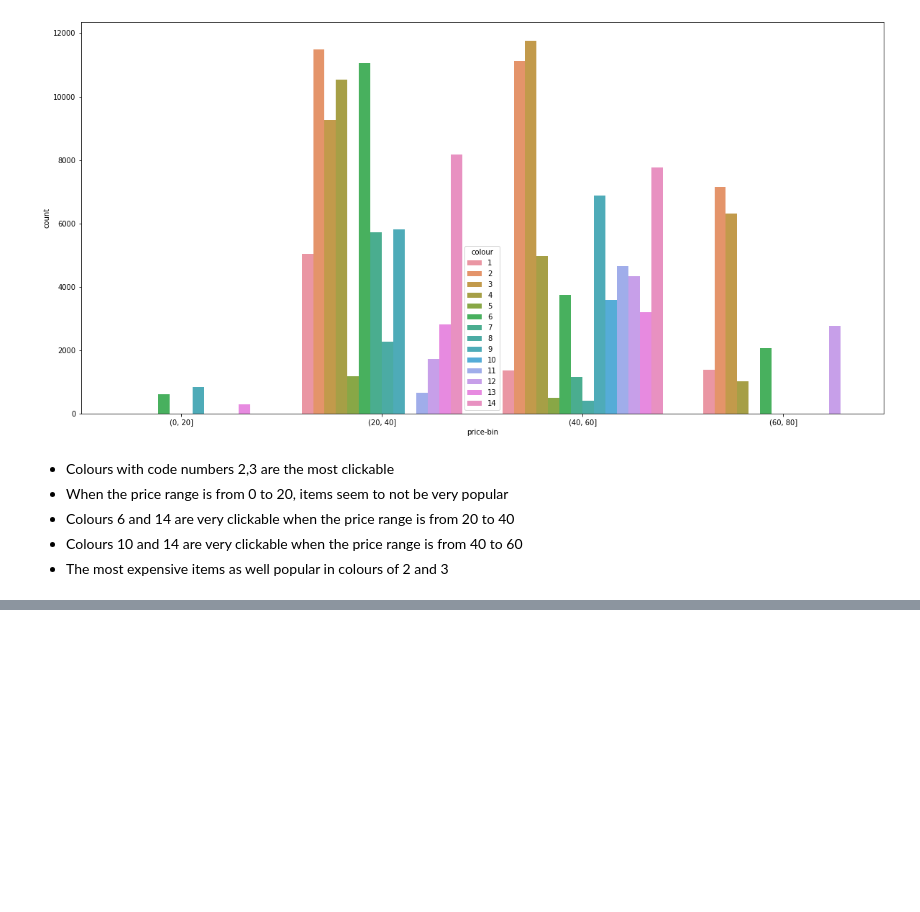
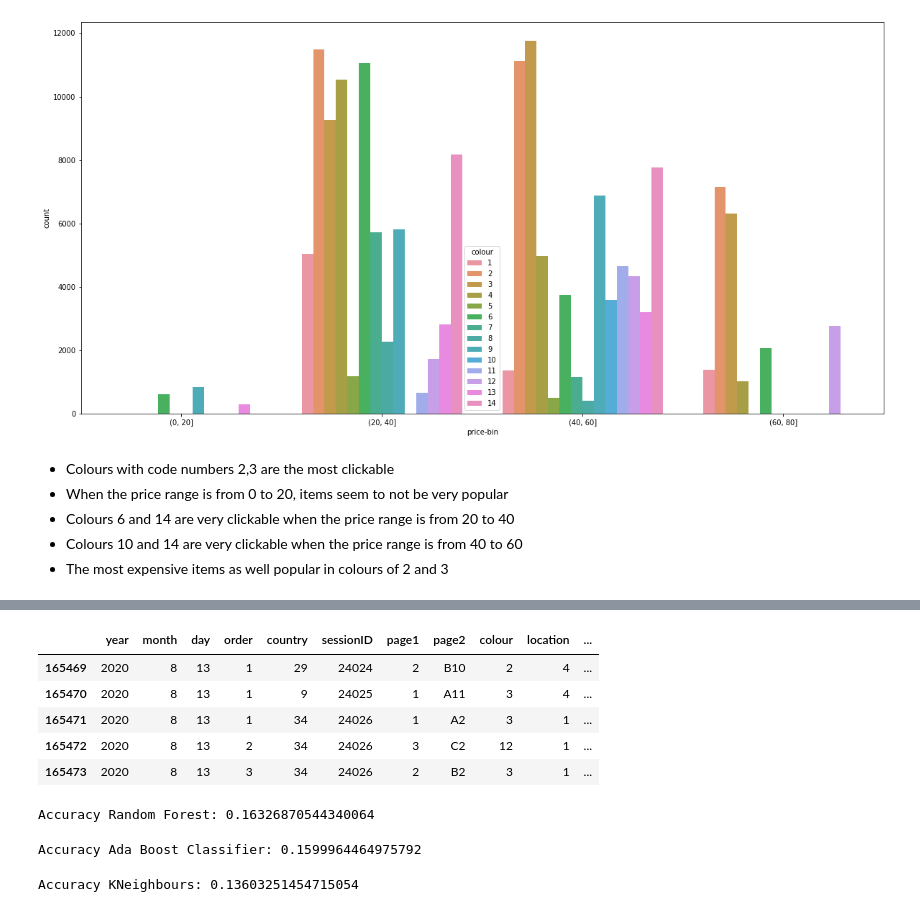
Before and after one commit to kolazar/clicks-prediction, a Jupyter notebook: EDA_models.ipynb, the cells around one changed output, grey strips where cells are left out. Cells and saved outputs as stored; diff of their text form; code cells hidden in the pictures; blank space fills up the shorter version.

```diff
--- a/EDA_models.ipynb
+++ b/EDA_models.ipynb
@@ -242,7 +242,7 @@ pd.crosstab(df["country"], df["page1"], margins = True)
 * 1-trousers, 2-skirts, 3-blouses, 4-sale
 * Thus, in CR and Lithuania trousers are more clicked, in Poland all items are clicked evenly
 # %%
-df['price-bin'] = pd.cut(df['price'], [0,20,40,60,80])
+Mondf['price-bin'] = pd.cut(df['price'], [0,20,40,60,80])
 
 fig = plt.figure(figsize=(20,10))
 sns.countplot(x='price-bin', hue = 'colour', data = df)
@@ -311,0 +339,63 @@ NameError: name 'df' is not defined
+# %%
+# Reduce target variable to 23
+#display(df['order'].value_counts()[:23].sort_values(ascending=False)) #proof 1-23 are the target vars
+
+df_copy = df[df['order'] < 24]
+display(df.tail(5))
+# %% [output]
+|  | year | month | day | order | country | sessionID | page1 | page2 | colour | location | ... |
+| 165469 | 2020 | 8 | 13 | 1 | 29 | 24024 | 2 | B10 | 2 | 4 | ... |
+| 165470 | 2020 | 8 | 13 | 1 | 9 | 24025 | 1 | A11 | 3 | 4 | ... |
+| 165471 | 2020 | 8 | 13 | 1 | 34 | 24026 | 1 | A2 | 3 | 1 | ... |
+| 165472 | 2020 | 8 | 13 | 2 | 34 | 24026 | 3 | C2 | 12 | 1 | ... |
+| 165473 | 2020 | 8 | 13 | 3 | 34 | 24026 | 2 | B2 | 3 | 1 | ... |
+# %%
+#Random Forest Model
+# redefine everything after 23
+feature_cols = ['price', 'colour', 'location','page1','model photography' ]
+X = df_copy[feature_cols]
+y = df_copy.order
+
+# 80-20 training-test ratio
+X_train, X_test, y_train, y_test = train_test_split(X, y, test_size=0.2)
+rf_cl = RandomForestClassifier(n_estimators=100)
+rf_cl = rf_cl.fit(X_train,y_train)
+y_pred_rf = rf_cl.predict(X_test)
+
+# model accuracy
+print("Accuracy Random Forest:",metrics.accuracy_score(y_test, y_pred_rf))
+# %% [output]
+Accuracy Random Forest: 0.16326870544340064
+# %%
+#Computing Ada Boost Classifier to predict order of clicks
+feature_cols = ['price', 'colour', 'location', 'page1']
+X = df_copy[feature_cols] # Features
+y = df_copy.order # Target variable
+
+#70-30 training-test ratio
+X_train, X_test, y_train, y_test = train_test_split(X, y, test_size=0.3, random_state=42)
+ada = AdaBoostClassifier(n_estimators=100, random_state=2)
+ada.fit(X_train, y_train)
+y_pred_ada = ada.predict(X_test)
+
+#model accuracy
+print("Accuracy Ada Boost Classifier:",metrics.accuracy_score(y_test, y_pred_ada))
+# %% [output]
+Accuracy Ada Boost Classifier: 0.1599964464975792
+# %%
+#Computing KNeighbours Algorithm to predict order of clicks
+feature_cols = ['price', 'colour', 'location', 'page1', 'model photography']
+X = df_copy[feature_cols] # Features
+y = df_copy.order # Target variable
+
+#70-30 training-test ratio
+X_train, X_test, y_train, y_test = train_test_split(
+             X, y, test_size = 0.3, random_state=42)
+knn = KNeighborsClassifier(n_neighbors=3)
+knn.fit(X_train, y_train)
+y_pred_kNeighbours = knn.predict(X_test)
+
+#model accuracy
+print("Accuracy KNeighbours:",metrics.accuracy_score(y_test, y_pred_kNeighbours))
+# %% [output]
+Accuracy KNeighbours: 0.13603251454715054
```
Also changed, not shown: parts of 14 cells of this notebook, 2 other files.
